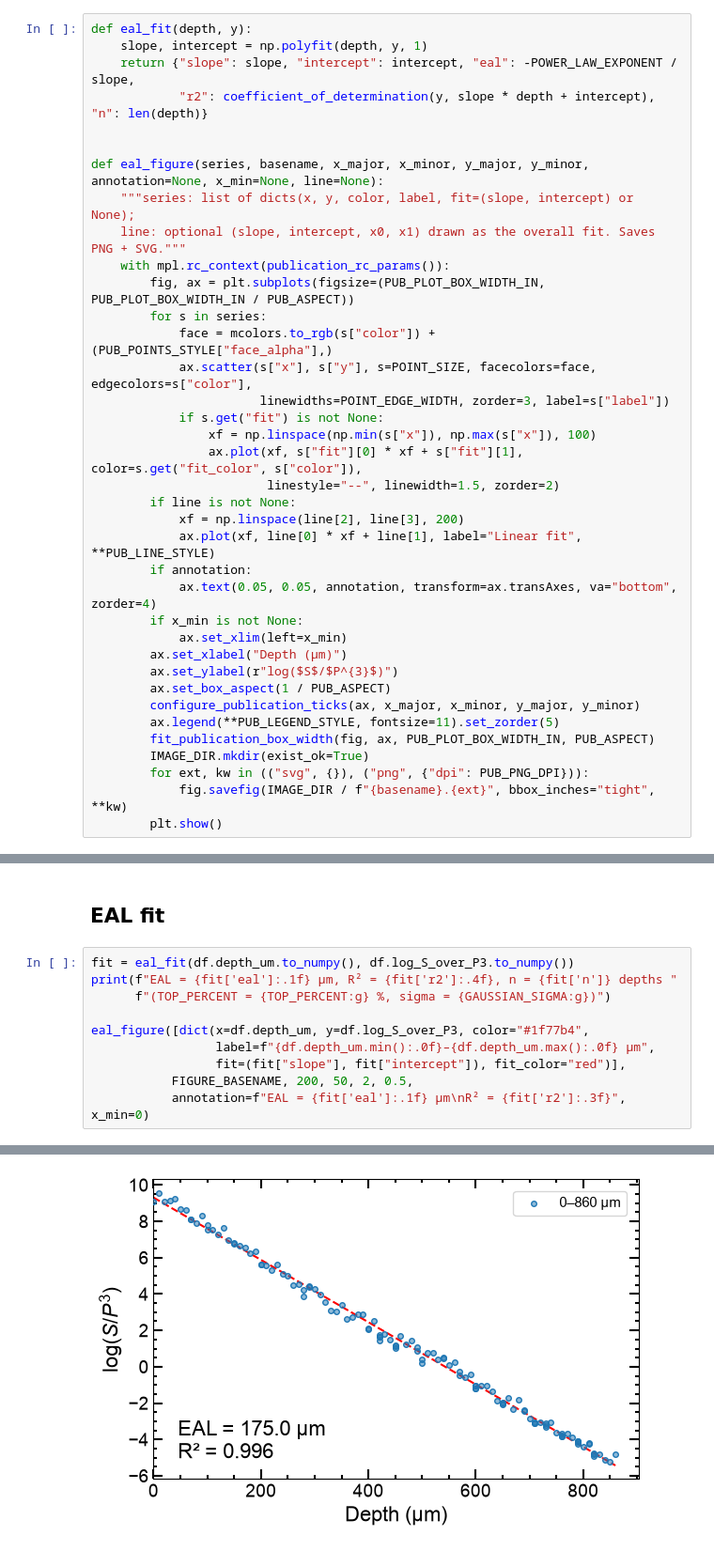
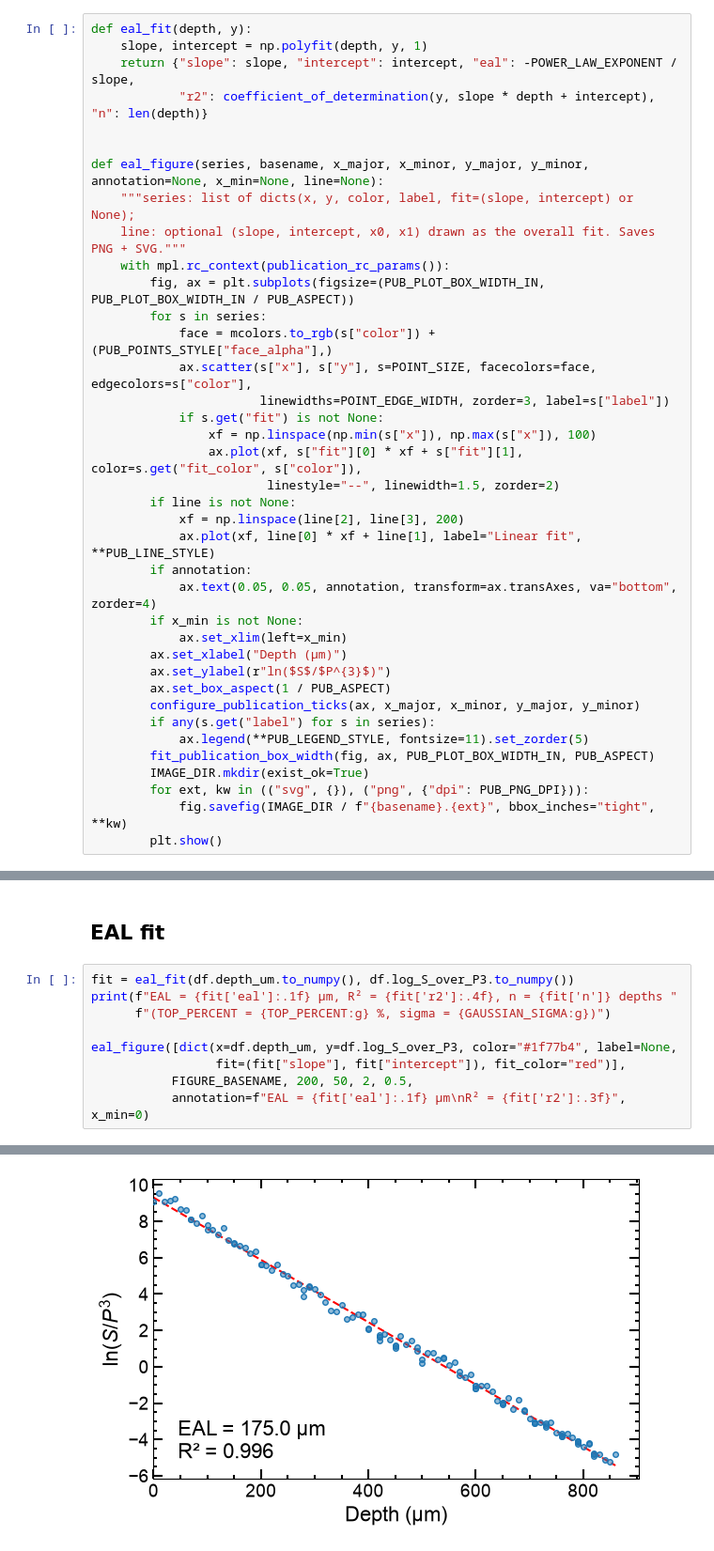
Before and after one commit to TYW-Lab/EAL_measurement_protocol, a Jupyter notebook: example/EAL_analysis_notebook.ipynb, the cells around one changed output, grey strips where cells are left out. Shown at 94% size. Cells and saved outputs as stored; diff of their text form.

```diff
--- a/example/EAL_analysis_notebook.ipynb
+++ b/example/EAL_analysis_notebook.ipynb
@@ -330,10 +330,11 @@ def eal_figure(series, basename, x_major, x_minor, y_major, y_minor, annotation=
         if x_min is not None:
             ax.set_xlim(left=x_min)
         ax.set_xlabel("Depth (µm)")
-        ax.set_ylabel(r"log($S$/$P^{3}$)")
+        ax.set_ylabel(r"ln($S$/$P^{3}$)")
         ax.set_box_aspect(1 / PUB_ASPECT)
         configure_publication_ticks(ax, x_major, x_minor, y_major, y_minor)
-        ax.legend(**PUB_LEGEND_STYLE, fontsize=11).set_zorder(5)
+        if any(s.get("label") for s in series):
+            ax.legend(**PUB_LEGEND_STYLE, fontsize=11).set_zorder(5)
         fit_publication_box_width(fig, ax, PUB_PLOT_BOX_WIDTH_IN, PUB_ASPECT)
         IMAGE_DIR.mkdir(exist_ok=True)
         for ext, kw in (("svg", {}), ("png", {"dpi": PUB_PNG_DPI})):
@@ -374,13 +375,12 @@ Folder names match XML metadata.
 # %%
 fit = eal_fit(df.depth_um.to_numpy(), df.log_S_over_P3.to_numpy())
 print(f"EAL = {fit['eal']:.1f} µm, R² = {fit['r2']:.4f}, n = {fit['n']} depths "
       f"(TOP_PERCENT = {TOP_PERCENT:g} %, sigma = {GAUSSIAN_SIGMA:g})")
 
-eal_figure([dict(x=df.depth_um, y=df.log_S_over_P3, color="#1f77b4",
-                 label=f"{df.depth_um.min():.0f}–{df.depth_um.max():.0f} µm",
+eal_figure([dict(x=df.depth_um, y=df.log_S_over_P3, color="#1f77b4", label=None,
                  fit=(fit["slope"], fit["intercept"]), fit_color="red")],
            FIGURE_BASENAME, 200, 50, 2, 0.5,
            annotation=f"EAL = {fit['eal']:.1f} µm\nR² = {fit['r2']:.3f}", x_min=0)
 # %% [output]
 EAL = 175.0 µm, R² = 0.9957, n = 122 depths (TOP_PERCENT = 0.1 %, sigma = 5)
-[figure, old version]
+[figure, new version]
```
Also changed, not shown: 6 other files.
